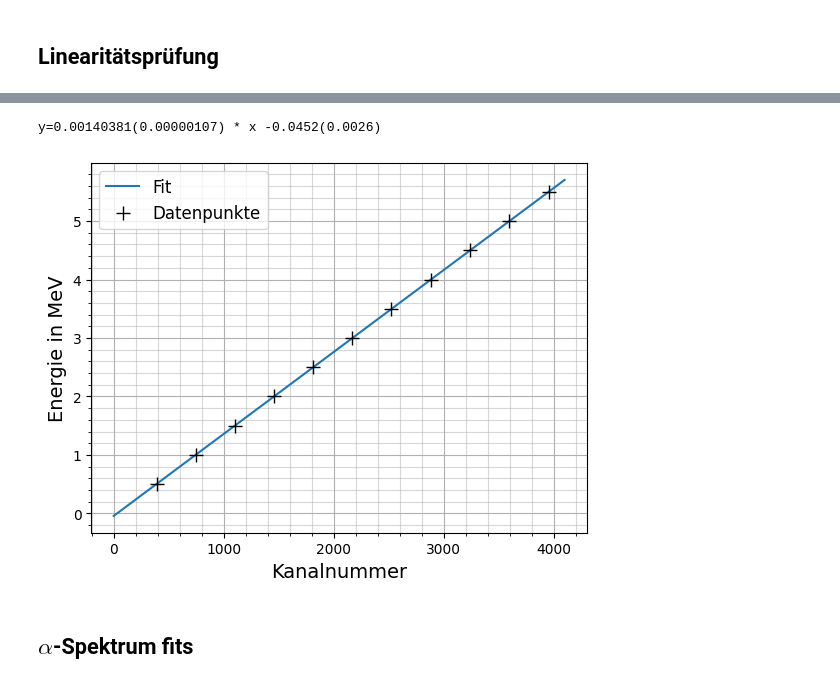
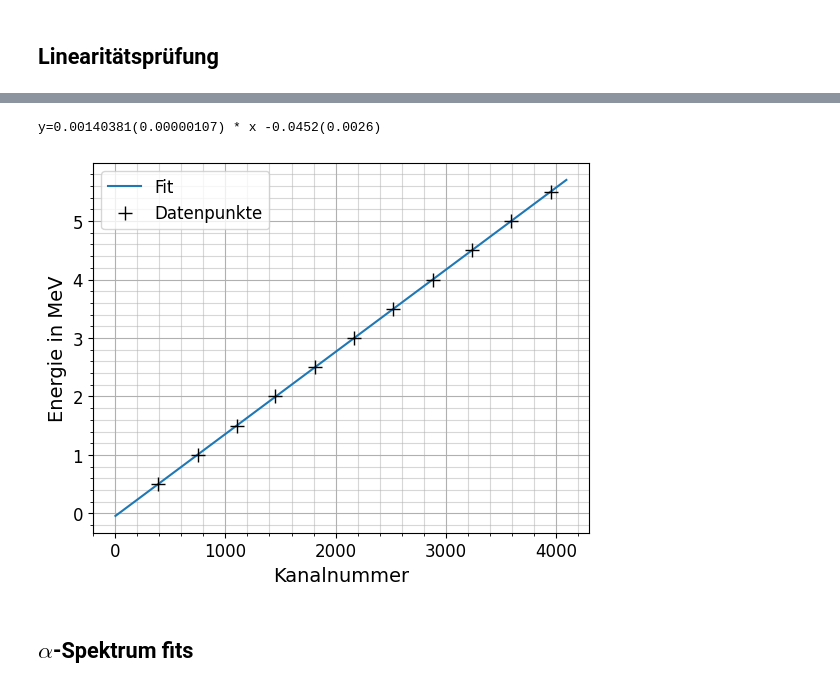
Before and after one commit to NicolasRohrbeck/fprak, a Jupyter notebook: scripts/halbleiter.ipynb, the cells around one changed output, grey strips where cells are left out. Saved outputs shown, nothing was run; the diff lists cells and outputs as text; code cells hidden in the pictures.

```diff
--- a/scripts/halbleiter.ipynb
+++ b/scripts/halbleiter.ipynb
@@ -43,7 +43,7 @@ def Bethe(target: Material, E: float, z=2, E0=3728e6):
     b = (con.e**2/(4*np.pi*con.epsilon_0))**2
     #c = np.log((2 * con.m_e * con.c**2 * B2) / (I * (1 - B2))) - B2 # Henrik
     c = np.log((2*con.m_e*con.c**2*B2)/(I*(1-B2))) - B2
-    return a * b * c #* 6.241509074460763e+18 * 1e-6 * 1e-2
+    return a * b * c
 
 def Bethe_old(target: Material, E:float, z=2, E0=3728e6):
     """
@@ -71,16 +71,17 @@ def Reichweite(target: Material, E: float, dx=1e-6, Elim=1.0):
         lost = Bethe(target, E) / con.e * dx # Energieverlust in eV
         E -= abs(lost)
         l += dx
-    return l *100 * target.rho
+    return l
 # %%
+# Silizium
 E = np.logspace(3, 9, 1000, endpoint=True)
 
 vBethe = np.vectorize(Bethe)
 vReich = np.vectorize(Reichweite)
 
-dEdx = Bethe(Si, E)
+dEdx = Bethe(Si, E) / con.e /1e6 / 1e2 / Si.rho
 rw = []
 for i in E:
-    rw.append(Reichweite(Si, i, dx=1e-6))
+    rw.append(Reichweite(Si, i, dx=1e-5)*1e2/Si.rho)
 rw = np.array(rw)
 # %%
@@ -116,0 +127,12 @@ plt.show()
+# %%
+# Gold
+E = np.logspace(3, 9, 1000, endpoint=True)
+
+vBethe = np.vectorize(Bethe)
+vReich = np.vectorize(Reichweite)
+
+dEdx = Bethe(Au, E) / con.e /1e6 / 1e2 / Au.rho
+rw = []
+for i in E:
+    rw.append(Reichweite(Au, i, dx=1e-5)*1e2/Au.rho)
+rw = np.array(rw)
@@ -139,7 +217,7 @@ for file in os.listdir(r'../Messdaten/19012026_Halbleiter/3_neu/'):
     chans.append(int(ii/iii)+1)
     sums.append(xx)
 
-fig, ax = plt.subplots()
+fig, ax = plt.subplots(dpi=200)
 
 for chan, sum in zip(chans, sums):
     ax.bar(chan, sum, width=50, color='k')
@@ -169,35 +247,35 @@ def Energie(kanal: np.ndarray, slope=0.0014038, intercept=-0.045) -> np.ndarray:
     :intercept: Ordinatenabschnitt der Energie/Kanal Gerade
 
     Berechnet die zu einem Kanal gehörige Energie in MeV
     """
     return slope * kanal + intercept
 
 def Kanal(energie: np.ndarray, slope=0.0014038, intercept=-0.045) -> np.ndarray:
     """
     :energie: Energie in MeV
     :slope: Steigung der Energie/Kanal Gerade
     :intercept: Ordinatenabschnitt der Energie/Kanal Gerade
 
     Berechnet den zu einer Energie gehörigen Kanal
     """
     return np.round((energie - intercept ) / slope)
 
 x = np.arange(1, 4097)
 plt.plot(x, slope*x+intercept)
 for chan, E in zip(chans, Energien):
     plt.plot(chan, E, '+k', ms=10)
 plt.xlabel("Kanalnummer", fontsize=14)
 plt.ylabel("Energie in MeV", fontsize=14)
-ax.tick_params(axis='both', labelsize=12)
+plt.tick_params(axis='both', labelsize=12)
 plt.legend(["Fit", "Datenpunkte"], fontsize=12)
 
 plt.minorticks_on()
 plt.grid(which='major')
 plt.grid(which='minor', alpha=0.5)
 plt.show()
 # %% [output]
 y=0.00140381(0.00000107) * x -0.0452(0.0026)
-[figure, old version]
+[figure, new version]
 # %% [markdown]
 ## $\alpha$-Spektrum fits
 # %% [markdown]
```
Also changed, not shown: parts of 5 cells of this notebook.
